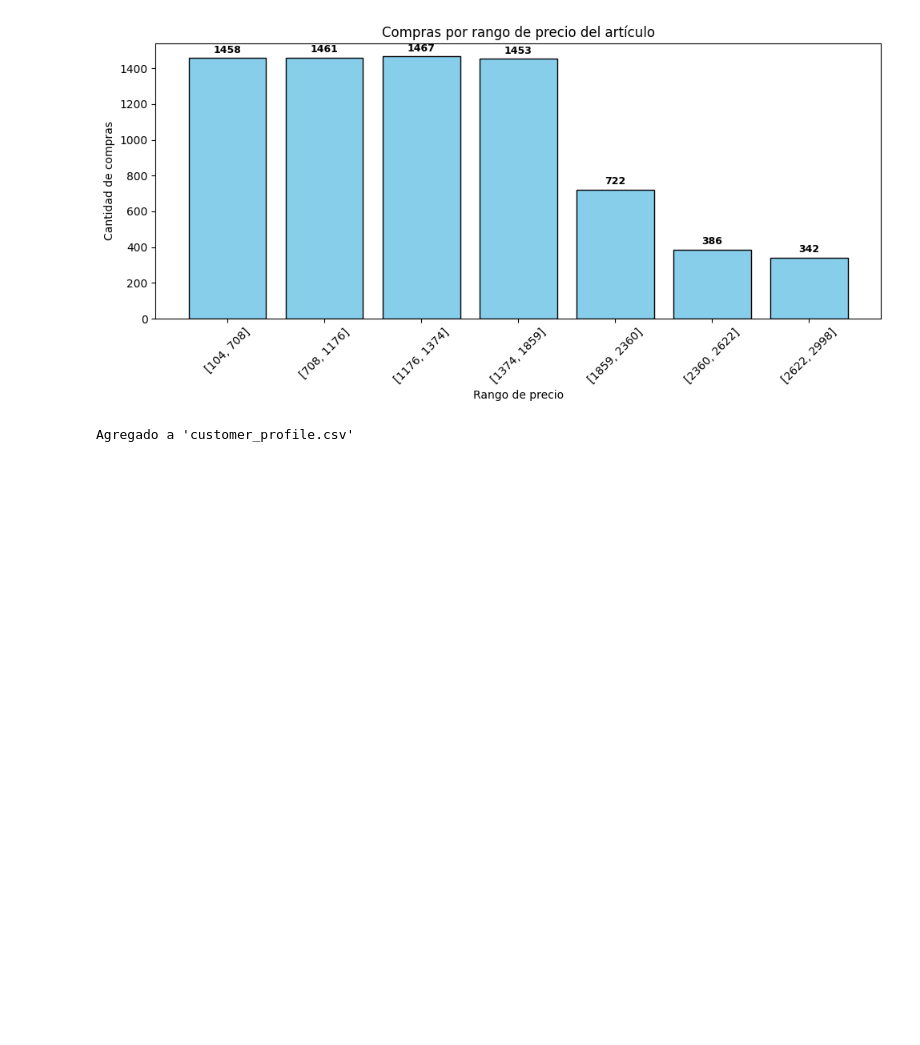
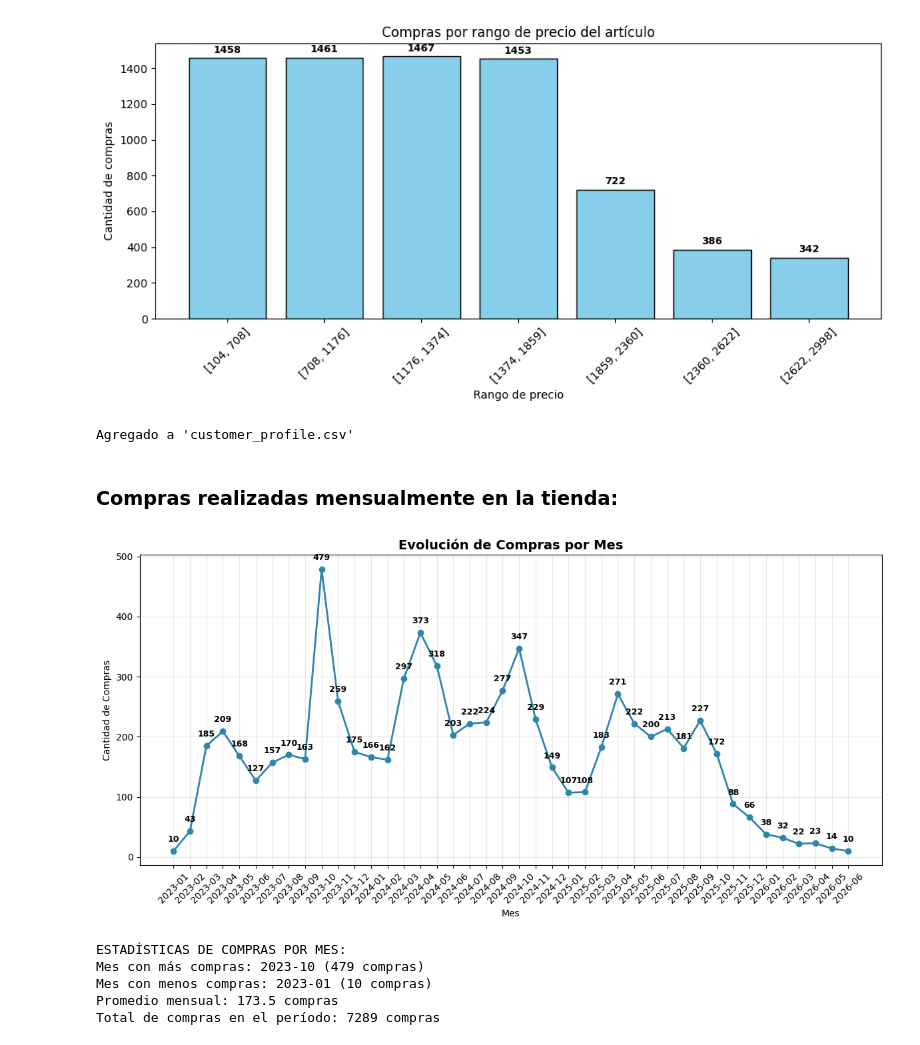
Before and after one commit to marflowersmar/ML25_MD_2025, a Jupyter notebook: src/ml25/P01_avance/Analisis_exploratorio.ipynb, the cells around one changed output. Cells and saved outputs as stored; diff of their text form; code cells hidden in the pictures; blank space fills up the shorter version.

```diff
--- a/src/ml25/P01_avance/Analisis_exploratorio.ipynb
+++ b/src/ml25/P01_avance/Analisis_exploratorio.ipynb
@@ -207,7 +226,7 @@ Agregado a 'customer_profile.csv'
 # %% [markdown]
 ### Antigüedad de los clientes:
 # %%
-# Calcular antigüedad en días al 21/09/2025
+# Calcular antigüedad en días al 21/09/2025 (NUMÉRICO)
 df['customer_signup_date'] = pd.to_datetime(df['customer_signup_date'])
 df['antiguedad_dias'] = (pd.to_datetime('2025-09-21') - df['customer_signup_date']).dt.days
 
@@ -217,7 +236,7 @@ print(f"Antigüedad máxima: {df['antiguedad_dias'].max()} días")
 print(f"Antigüedad promedio: {df['antiguedad_dias'].mean():.1f} días")
 print(f"Antigüedad mediana: {df['antiguedad_dias'].median()} días")
 
-# Histograma
+# Histograma (ORIGINAL)
 plt.figure(figsize=(10,6))
 plt.hist(df['antiguedad_dias'], bins=20, color='#9467bd', edgecolor='black', alpha=0.7)
 plt.title("Antigüedad de clientes (días)")
@@ -226,8 +245,12 @@ plt.ylabel("Cantidad de clientes")
 plt.tight_layout()
 plt.show()
 
-# Agregar al perfil de clientes
-antiguedad = df.groupby('customer_id')['antiguedad_dias'].first().reset_index()
+# Agregar al perfil de clientes (NUMÉRICO)
+# Usar la versión numérica del customer_id
+df['customer_id_num'] = df['customer_id'].str.extract('(\d+)').astype(int)
+antiguedad = df.groupby('customer_id_num')['antiguedad_dias'].first().reset_index()
+antiguedad.columns = ['customer_id', 'antiguedad_dias']
+
 customer_profile = customer_profile.drop(columns=[c for c in customer_profile.columns if c.startswith('antiguedad_dias')], errors='ignore')
 customer_profile = customer_profile.merge(antiguedad, on='customer_id', how='left')
 customer_profile['antiguedad_dias'] = customer_profile['antiguedad_dias'].fillna(0).astype(int)
@@ -605,3 +661,53 @@ print("Agregado a 'customer_profile.csv'")
 # %% [output]
 [figure]
 Agregado a 'customer_profile.csv'
+# %% [markdown]
+### Compras realizadas mensualmente en la tienda:
+# %%
+# Convertir la fecha de compra a datetime
+df['purchase_timestamp'] = pd.to_datetime(df['purchase_timestamp'])
+
+# Extraer año y mes
+df['año_mes'] = df['purchase_timestamp'].dt.to_period('M')
+
+# Contar compras por mes
+compras_por_mes = df['año_mes'].value_counts().sort_index()
+
+# Convertir a formato string para mejor visualización
+compras_por_mes.index = compras_por_mes.index.astype(str)
+
+# Gráfico de compras por mes
+plt.figure(figsize=(12, 6))
+plt.plot(compras_por_mes.index, compras_por_mes.values, marker='o', linewidth=2, markersize=6, color='#2E86AB')
+plt.title('Evolución de Compras por Mes', fontsize=14, fontweight='bold')
+plt.xlabel('Mes')
+plt.ylabel('Cantidad de Compras')
+plt.xticks(rotation=45)
+plt.grid(True, alpha=0.3)
+
+# Añadir etiquetas con los valores
+for i, valor in enumerate(compras_por_mes.values):
+    plt.annotate(str(valor),
+                (compras_por_mes.index[i], valor),
+                textcoords="offset points",
+                xytext=(0,10),
+                ha='center',
+                fontsize=9,
+                fontweight='bold')
+
+plt.tight_layout()
+plt.show()
+
+# Estadísticas adicionales
+print(f"\nESTADÍSTICAS DE COMPRAS POR MES:")
+print(f"Mes con más compras: {compras_por_mes.idxmax()} ({compras_por_mes.max()} compras)")
+print(f"Mes con menos compras: {compras_por_mes.idxmin()} ({compras_por_mes.min()} compras)")
+print(f"Promedio mensual: {compras_por_mes.mean():.1f} compras")
+print(f"Total de compras en el período: {compras_por_mes.sum()} compras")
+# %% [output]
+[figure, added]
+ESTADÍSTICAS DE COMPRAS POR MES:
+Mes con más compras: 2023-10 (479 compras)
+Mes con menos compras: 2023-01 (10 compras)
+Promedio mensual: 173.5 compras
+Total de compras en el período: 7289 compras
```
Also changed, not shown: parts of 20 cells of this notebook.
